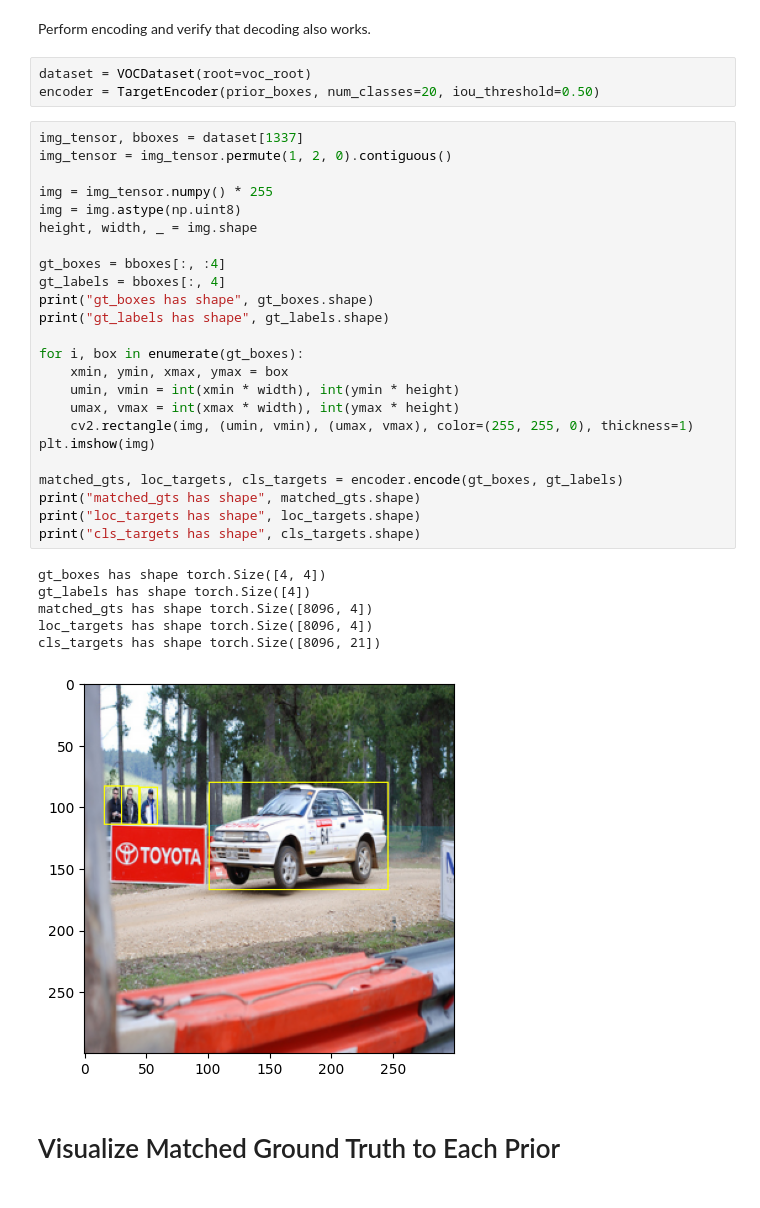
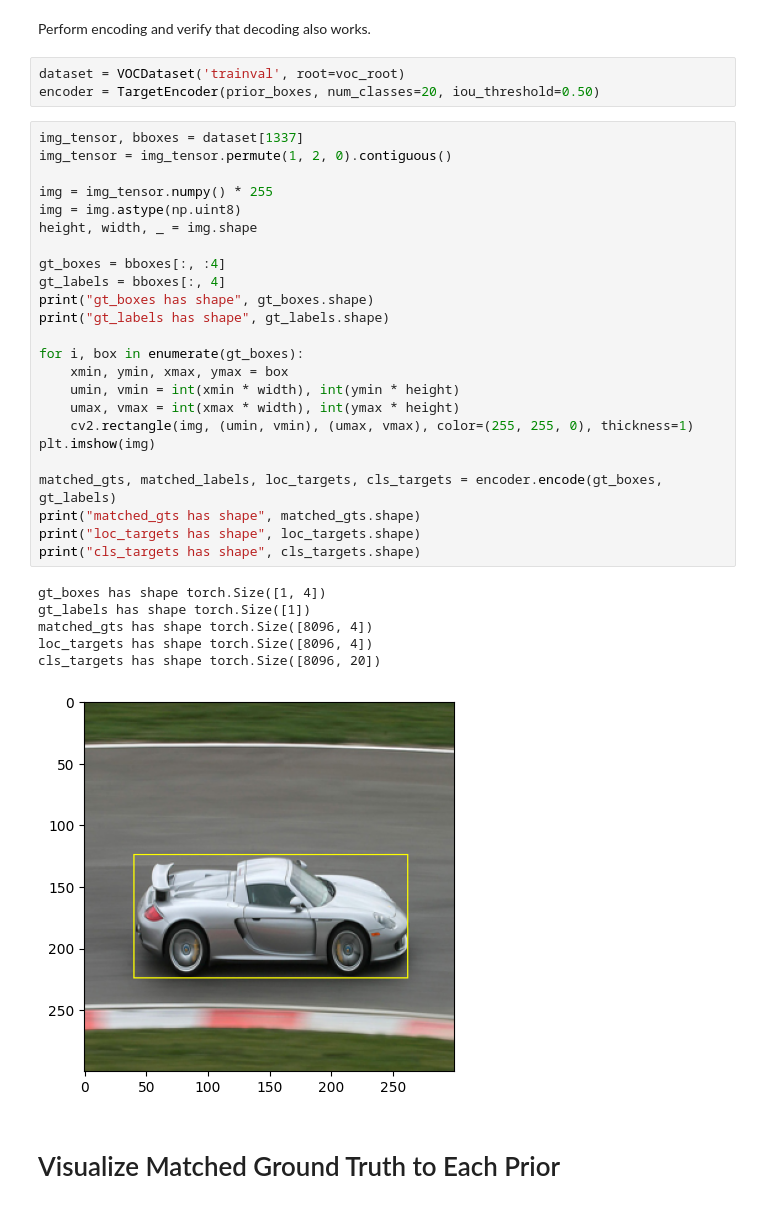
Before and after one commit to calvinfeng/deep-learning-playground, a Jupyter notebook: notebooks/test_target_encoder.ipynb, the cells around one changed output. Saved outputs shown, nothing was run; the diff lists cells and outputs as text.

```diff
--- a/notebooks/test_target_encoder.ipynb
+++ b/notebooks/test_target_encoder.ipynb
@@ -32,39 +33,39 @@ torch.Size([8096, 4])
 # %% [markdown]
 Perform encoding and verify that decoding also works.
 # %%
-dataset = VOCDataset(root=voc_root)
+dataset = VOCDataset('trainval', root=voc_root)
 encoder = TargetEncoder(prior_boxes, num_classes=20, iou_threshold=0.50)
 # %%
 img_tensor, bboxes = dataset[1337]
 img_tensor = img_tensor.permute(1, 2, 0).contiguous()
 
 img = img_tensor.numpy() * 255
 img = img.astype(np.uint8)
 height, width, _ = img.shape
 
 gt_boxes = bboxes[:, :4]
 gt_labels = bboxes[:, 4]
 print("gt_boxes has shape", gt_boxes.shape)
 print("gt_labels has shape", gt_labels.shape)
 
 for i, box in enumerate(gt_boxes):
     xmin, ymin, xmax, ymax = box
     umin, vmin = int(xmin * width), int(ymin * height)
     umax, vmax = int(xmax * width), int(ymax * height)
     cv2.rectangle(img, (umin, vmin), (umax, vmax), color=(255, 255, 0), thickness=1)
 plt.imshow(img)
 
-matched_gts, loc_targets, cls_targets = encoder.encode(gt_boxes, gt_labels)
+matched_gts, matched_labels, loc_targets, cls_targets = encoder.encode(gt_boxes, gt_labels)
 print("matched_gts has shape", matched_gts.shape)
 print("loc_targets has shape", loc_targets.shape)
 print("cls_targets has shape", cls_targets.shape)
 # %% [output]
-gt_boxes has shape torch.Size([4, 4])
-gt_labels has shape torch.Size([4])
+gt_boxes has shape torch.Size([1, 4])
+gt_labels has shape torch.Size([1])
 matched_gts has shape torch.Size([8096, 4])
 loc_targets has shape torch.Size([8096, 4])
-cls_targets has shape torch.Size([8096, 21])
+cls_targets has shape torch.Size([8096, 20])
-[figure, old version]
+[figure, new version]
 # %% [markdown]
 # Visualize Matched Ground Truth to Each Prior
 # %%
```
Also changed, not shown: parts of 5 cells of this notebook, 1 other file.
